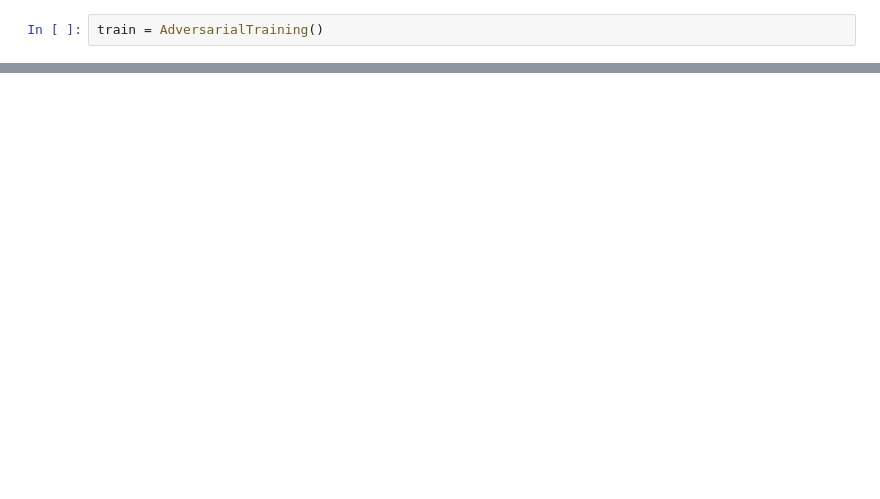
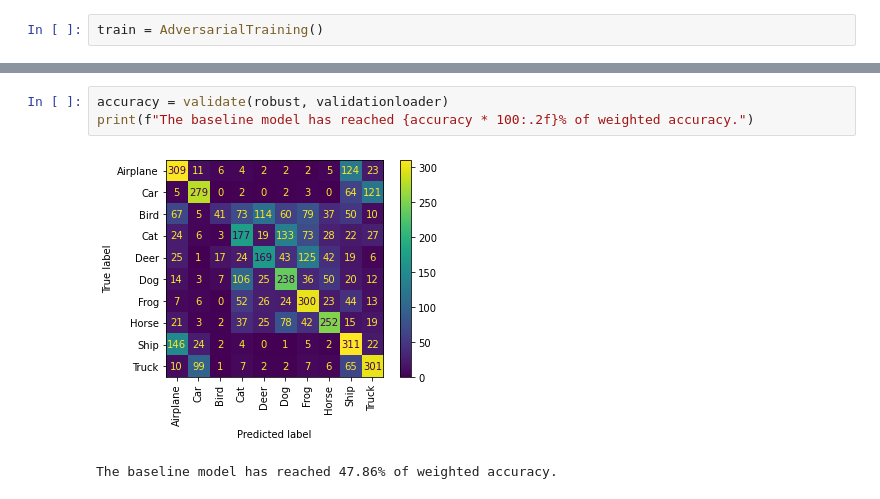
Before and after one commit to DanisAlukaev/Security-and-Interpretability-ML, a Jupyter notebook: Assignment 2/Solution.ipynb, the cells around one changed output, grey strips where cells are left out. Drawn from its saved outputs; the diff is of its cells as text; blank space fills up the shorter version.

```diff
--- a/Assignment 2/Solution.ipynb
+++ b/Assignment 2/Solution.ipynb
@@ -741,0 +797,6 @@ ResNet(
+# %%
+accuracy = validate(robust, validationloader)
+print(f"The baseline model has reached {accuracy * 100:.2f}% of weighted accuracy.")
+# %% [output]
+[figure, added]
+The baseline model has reached 47.86% of weighted accuracy.
```
Also changed, not shown: parts of 24 cells of this notebook.
